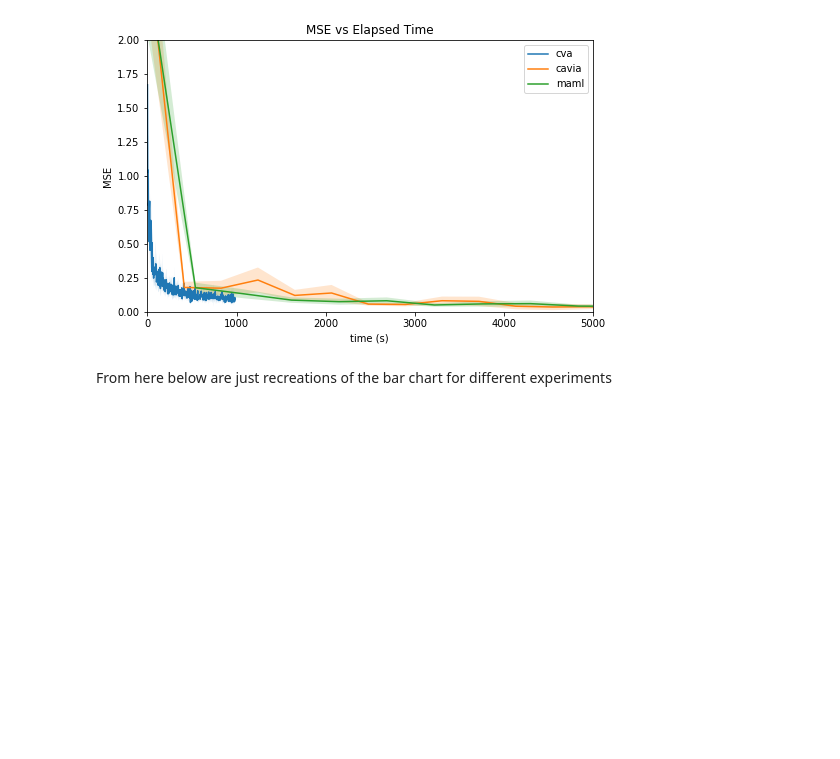
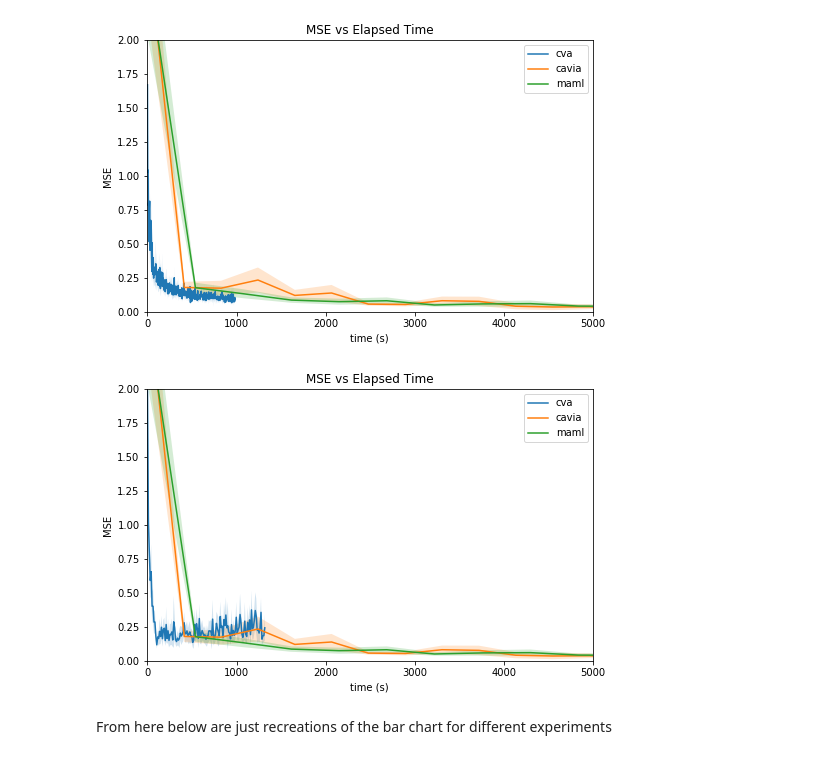
Before and after one commit to JacobTyo/cavia, a Jupyter notebook: regression/notebooks/EasyCompairisonsFinalOptimistic.ipynb, the cells around one changed output. Drawn from its saved outputs; the diff is of its cells as text; code cells hidden in the pictures; blank space fills up the shorter version.

```diff
--- a/regression/notebooks/EasyCompairisonsFinalOptimistic.ipynb
+++ b/regression/notebooks/EasyCompairisonsFinalOptimistic.ipynb
@@ -165,6 +165,43 @@ plt.xlim(-10 ,5000)
 plt.show()
 # %% [output]
 [figure]
+# %%
+# new cva data wrt time vs maml and cva with 10 inner updates.
+amnts = ['100', '1000', '10000']# '10000',]# '100000']
+cva_pref = '../cva_sine_result_files/do0.5_lr0.0005_'
+cva_suff = '_40_0_1.pkl'
+cavia_pref = '../sine_result_files/final'
+cavia_suff = '__10_25.pkl'
+maml_pref = '../maml_sine_result_files/final'
+maml_suff = '__10_25.pkl'
+loggers = {
+    'cva': {},
+    'cavia': {},
+    'maml': {}
+}
+for amnt in amnts:
+    loggers['cva'][amnt] = get_logger(cva_pref + amnt + cva_suff)
+    loggers['cavia'][amnt] = get_logger(cavia_pref + amnt + cavia_suff)
+    loggers['maml'][amnt] = get_logger(maml_pref + amnt + maml_suff)
+
+alpha = 0.2
+numpoints = '10000'
+for lbl in ['cva', 'cavia', 'maml']:
+    x, y, s = loggers[lbl][numpoints].training_time, loggers[lbl][numpoints].test_loss, loggers[lbl][numpoints].test_conf
+    plt.plot(x, y, label=lbl)
+    plt.fill_between(x, y+s, y-s, alpha=alpha)
+
+plt.legend()
+plt.title('MSE vs Elapsed Time')
+plt.ylabel('MSE')
+plt.xlabel('time (s)')
+fig = plt.gcf()
+fig.set_size_inches(8,5)
+plt.ylim(0,2)
+plt.xlim(-10 ,5000)
+plt.show()
+# %% [output]
+[figure, added]
 # %% [markdown]
 From here below are just recreations of the bar chart for different experiments
 # %%
```
Also changed, not shown: parts of 6 cells of this notebook, 1 other file.
